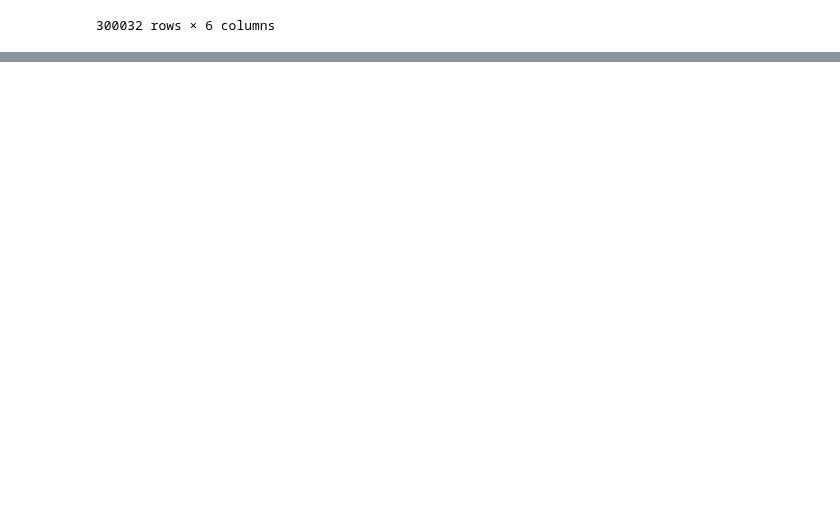
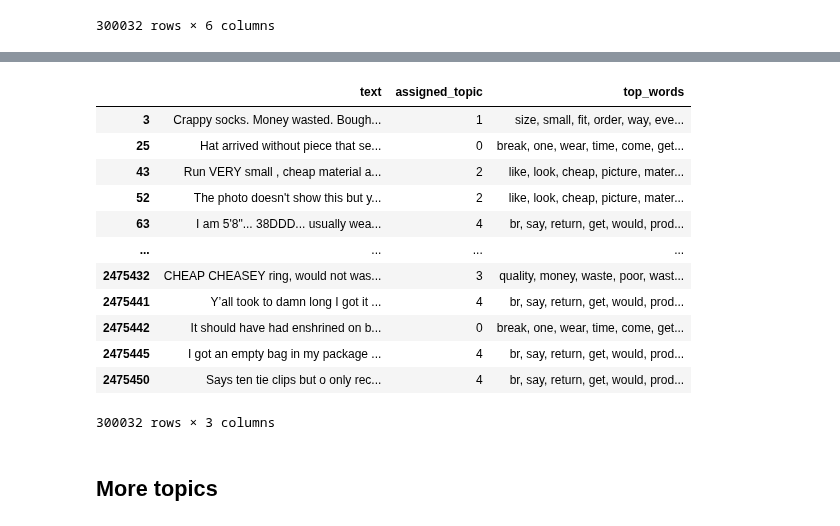
Before and after one commit to m24jeczen/Diploma-Project-Sentiment-analysis-based-on-products-reviews, a Jupyter notebook: demo_topic_modeling.ipynb, the cells around one changed output, grey strips where cells are left out. Drawn from its saved outputs; the diff is of its cells as text; code cells hidden in the pictures; blank space fills up the shorter version.

```diff
--- a/demo_topic_modeling.ipynb
+++ b/demo_topic_modeling.ipynb
@@ -131,0 +267,20 @@ pyLDAvis.display(LDAvis_prepared3)
+# %%
+df_tmp = df_with_topics_and_words[['text', 'assigned_topic', 'top_words']]
+# %%
+df_tmp
+# %% [output]
+|  | text | assigned_topic | top_words |
+| 3 | Crappy socks. Money wasted. Bough... | 1 | size, small, fit, order, way, eve... |
+| 25 | Hat arrived without piece that se... | 0 | break, one, wear, time, come, get... |
+| 43 | Run VERY small , cheap material a... | 2 | like, look, cheap, picture, mater... |
+| 52 | The photo doesn't show this but y... | 2 | like, look, cheap, picture, mater... |
+| 63 | I am 5'8"... 38DDD... usually wea... | 4 | br, say, return, get, would, prod... |
+| ... | ... | ... | ... |
+| 2475432 | CHEAP CHEASEY ring, would not was... | 3 | quality, money, waste, poor, wast... |
+| 2475441 | Y’all took to damn long I got it ... | 4 | br, say, return, get, would, prod... |
+| 2475442 | It should have had enshrined on b... | 0 | break, one, wear, time, come, get... |
+| 2475445 | I got an empty bag in my package ... | 4 | br, say, return, get, would, prod... |
+| 2475450 | Says ten tie clips but o only rec... | 4 | br, say, return, get, would, prod... |
+300032 rows × 3 columns
+# %% [markdown]
+## More topics
```
Also changed, not shown: parts of 33 cells of this notebook, 1 other file.
